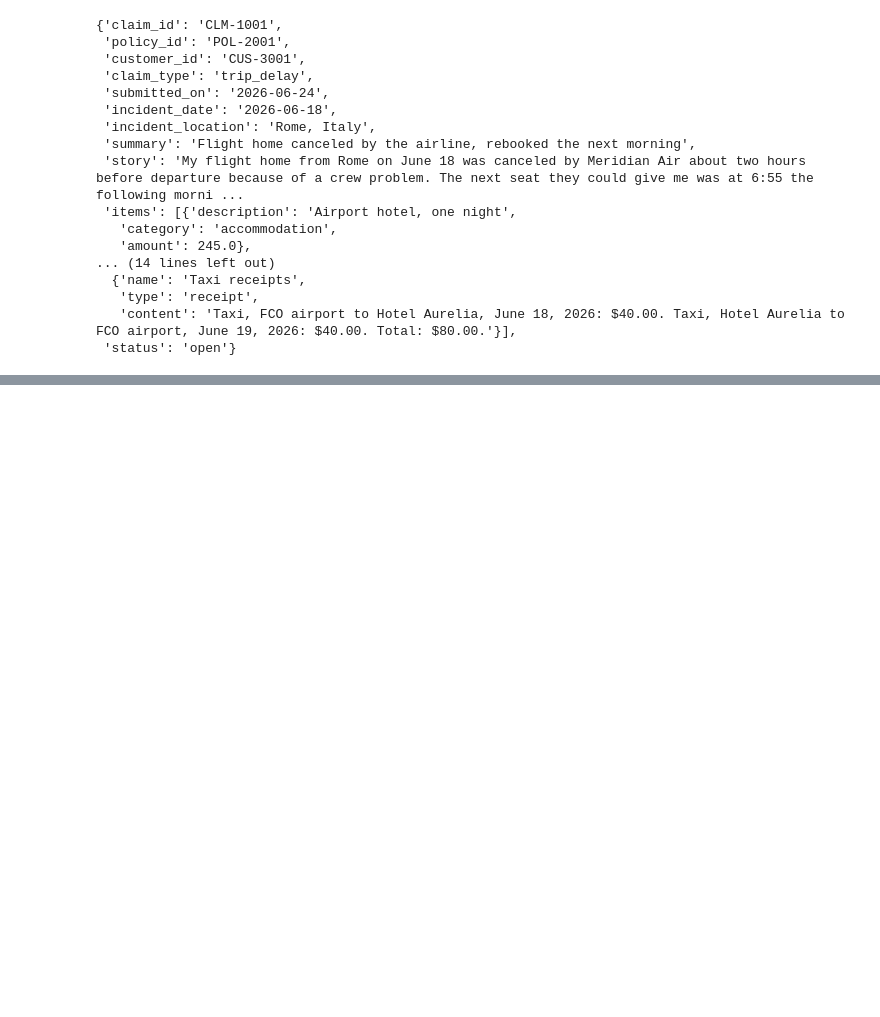
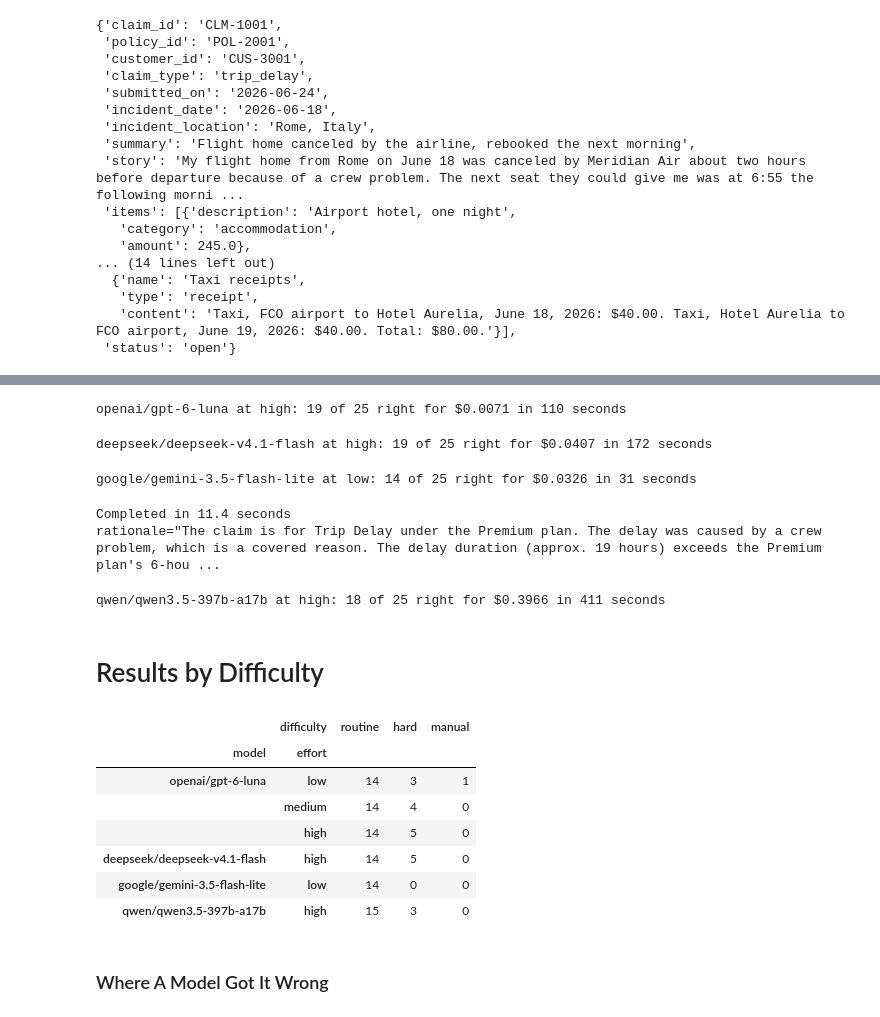
Before and after one commit to MWPerrineJr/undercover, a Jupyter notebook: MyWork/UndercoverProject/week1/day2.ipynb, the cells around one changed output, grey strips where cells are left out. Drawn from its saved outputs; the diff is of its cells as text; code cells hidden in the pictures; blank space fills up the shorter version.

```diff
--- a/MyWork/UndercoverProject/week1/day2.ipynb
+++ b/MyWork/UndercoverProject/week1/day2.ipynb
@@ -118,0 +324,57 @@ claims[0]
+# %%
+luna_high = run('openai/gpt-6-luna', 'high', claims, labels)
+# %% [output]
+openai/gpt-6-luna at high: 19 of 25 right for $0.0071 in 110 seconds
+# %%
+deepseek = run('deepseek/deepseek-v4.1-flash','high', claims, labels)
+# %% [output]
+deepseek/deepseek-v4.1-flash at high: 19 of 25 right for $0.0407 in 172 seconds
+# %%
+gemini = run('google/gemini-3.5-flash-lite', 'low', claims, labels)
+# %% [output]
+google/gemini-3.5-flash-lite at low: 14 of 25 right for $0.0326 in 31 seconds
+# %%
+import time
+
+start = time.time()
+
+response = openrouter.with_options(
+    timeout=60.0,
+    max_retries=0,
+).chat.completions.parse(
+    model="qwen/qwen3.5-397b-a17b",
+    messages=make_messages(claims[0]),
+    response_format=ClaimDecision,
+    extra_body={"reasoning": {"effort": "low"}},
+    max_tokens=4096,
+)
+
+print(f"Completed in {time.time() - start:.1f} seconds")
+print(response.choices[0].message.parsed)
+# %% [output]
+Completed in 11.4 seconds
+rationale="The claim is for Trip Delay under the Premium plan. The delay was caused by a crew problem, which is a covered reason. The delay duration (approx. 19 hours) exceeds the Premium plan's 6-hou ...
+# %%
+qwen = run('qwen/qwen3.5-397b-a17b', 'high', claims, labels)
+# %% [output]
+qwen/qwen3.5-397b-a17b at high: 18 of 25 right for $0.3966 in 411 seconds
+# %% [markdown]
+# Results by Difficulty
+# %%
+scored = pd.DataFrame(luna_low + luna_medium + luna_high + deepseek + gemini + qwen)
+scored.pivot_table(index=['model', 'effort'],
+                   columns='difficulty',
+                   values='right',
+                   aggfunc='sum',
+                   sort=False)
+# %% [output]
+|  | difficulty | routine | hard | manual |
+| model | effort |  |  |  |
+| openai/gpt-6-luna | low | 14 | 3 | 1 |
+|  | medium | 14 | 4 | 0 |
+|  | high | 14 | 5 | 0 |
+| deepseek/deepseek-v4.1-flash | high | 14 | 5 | 0 |
+| google/gemini-3.5-flash-lite | low | 14 | 0 | 0 |
+| qwen/qwen3.5-397b-a17b | high | 15 | 3 | 0 |
+# %% [markdown]
+### Where A Model Got It Wrong
```
Also changed, not shown: parts of 40 cells of this notebook.
